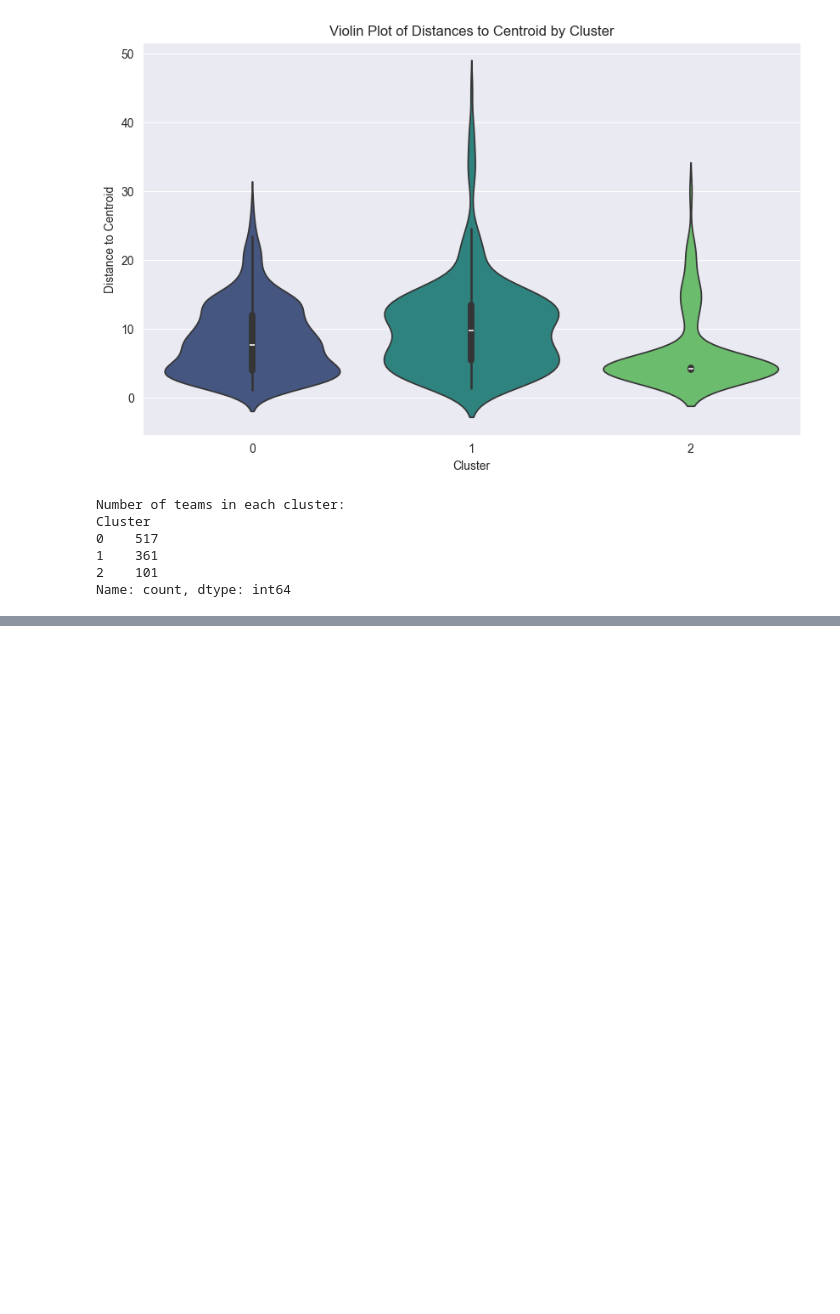
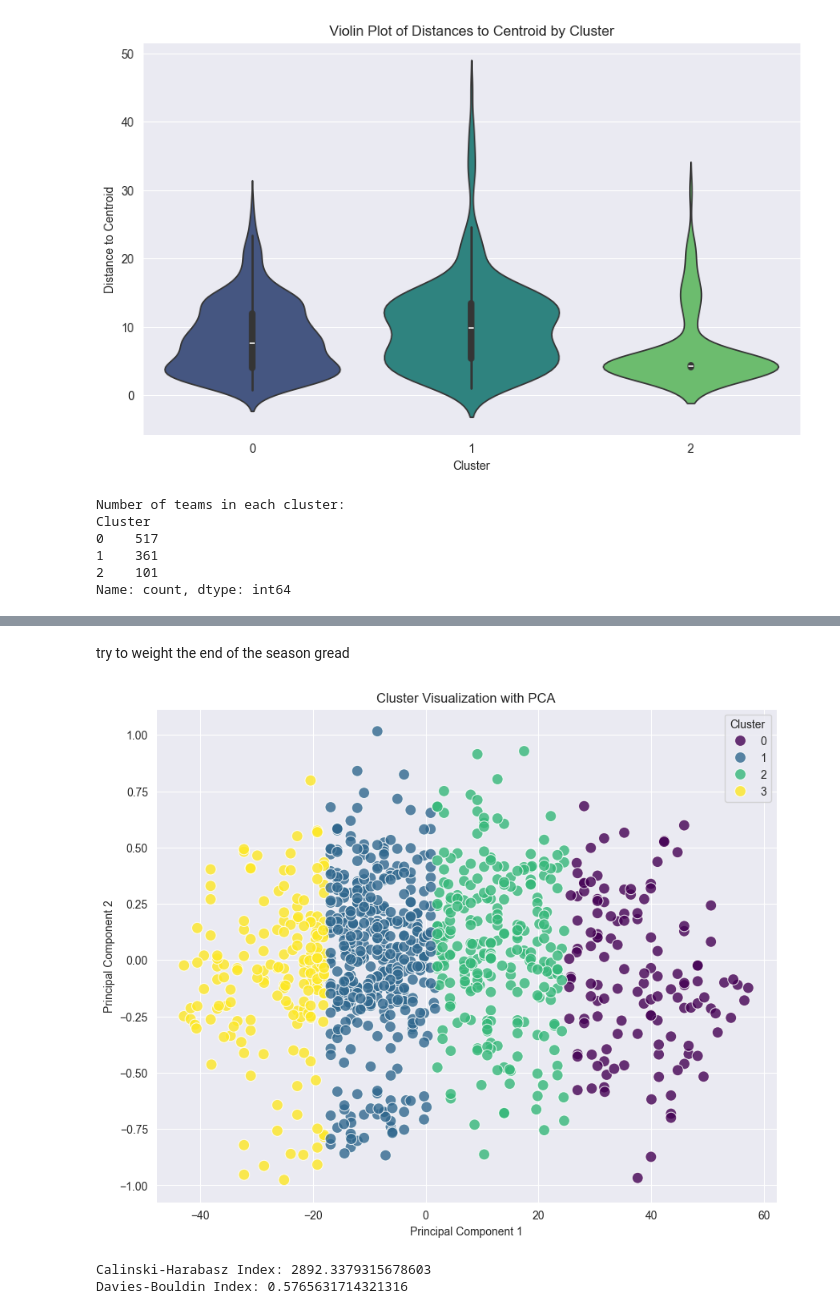
Before and after one commit to PLAI-BOOK/clustering, a Jupyter notebook: teams/teams_clustering.ipynb, the cells around one changed output, grey strips where cells are left out. Drawn from its saved outputs; the diff is of its cells as text; code cells hidden in the pictures; blank space fills up the shorter version.

Commit message:
team clustering added some no senses

```diff
--- a/teams/teams_clustering.ipynb
+++ b/teams/teams_clustering.ipynb
@@ -842,0 +841,56 @@ max             0.210526            1.000000
+# %% [markdown]
+try to weight the end of the season gread
+# %%
+import pandas as pd
+import numpy as np
+import matplotlib.pyplot as plt
+import seaborn as sns
+from sklearn.cluster import KMeans
+from sklearn.preprocessing import MinMaxScaler
+from sklearn.decomposition import PCA
+
+# Step 1: Normalize all columns and apply weighting to 'end_season_grade'
+scaler = MinMaxScaler()
+normalized_data = scaler.fit_transform(clustering_data)
+
+# Convert back to a DataFrame
+normalized_data = pd.DataFrame(normalized_data, columns=clustering_data.columns)
+
+# Apply weighting to the 'end_season_grade' feature
+weight_factor = 100  # Adjust this to increase the feature's influence
+normalized_data['end_season_grade'] *= weight_factor
+
+
+# Step 2: Run KMeans clustering
+n_clusters = 4  # Define the number of clusters
+kmeans = KMeans(n_clusters=n_clusters, random_state=42)
+clusters = kmeans.fit_predict(normalized_data)
+
+# Assign clusters back to the DataFrame
+updated_data['Cluster'] = clusters
+
+# Step 3: Dimensionality reduction using PCA for visualization
+pca = PCA(n_components=2)
+data_pca = pca.fit_transform(normalized_data)  # Use the weighted data
+
+# Scatter plot of the clusters in 2D space
+plt.figure(figsize=(10, 8))
+sns.scatterplot(x=data_pca[:, 0], y=data_pca[:, 1], hue=updated_data['Cluster'], palette='viridis', s=100, alpha=0.8)
+plt.title('Cluster Visualization with PCA')
+plt.xlabel('Principal Component 1')
+plt.ylabel('Principal Component 2')
+plt.legend(title='Cluster')
+plt.show()
+
+# Step 4: Evaluate clustering quality
+from sklearn.metrics import calinski_harabasz_score, davies_bouldin_score
+
+ch_score = calinski_harabasz_score(normalized_data, clusters)
+db_score = davies_bouldin_score(normalized_data, clusters)
+
+print(f"Calinski-Harabasz Index: {ch_score}")
+print(f"Davies-Bouldin Index: {db_score}")
+# %% [output]
+[figure, added]
+Calinski-Harabasz Index: 2892.3379315678603
+Davies-Bouldin Index: 0.5765631714321316
```
Also changed, not shown: parts of 11 cells of this notebook.
